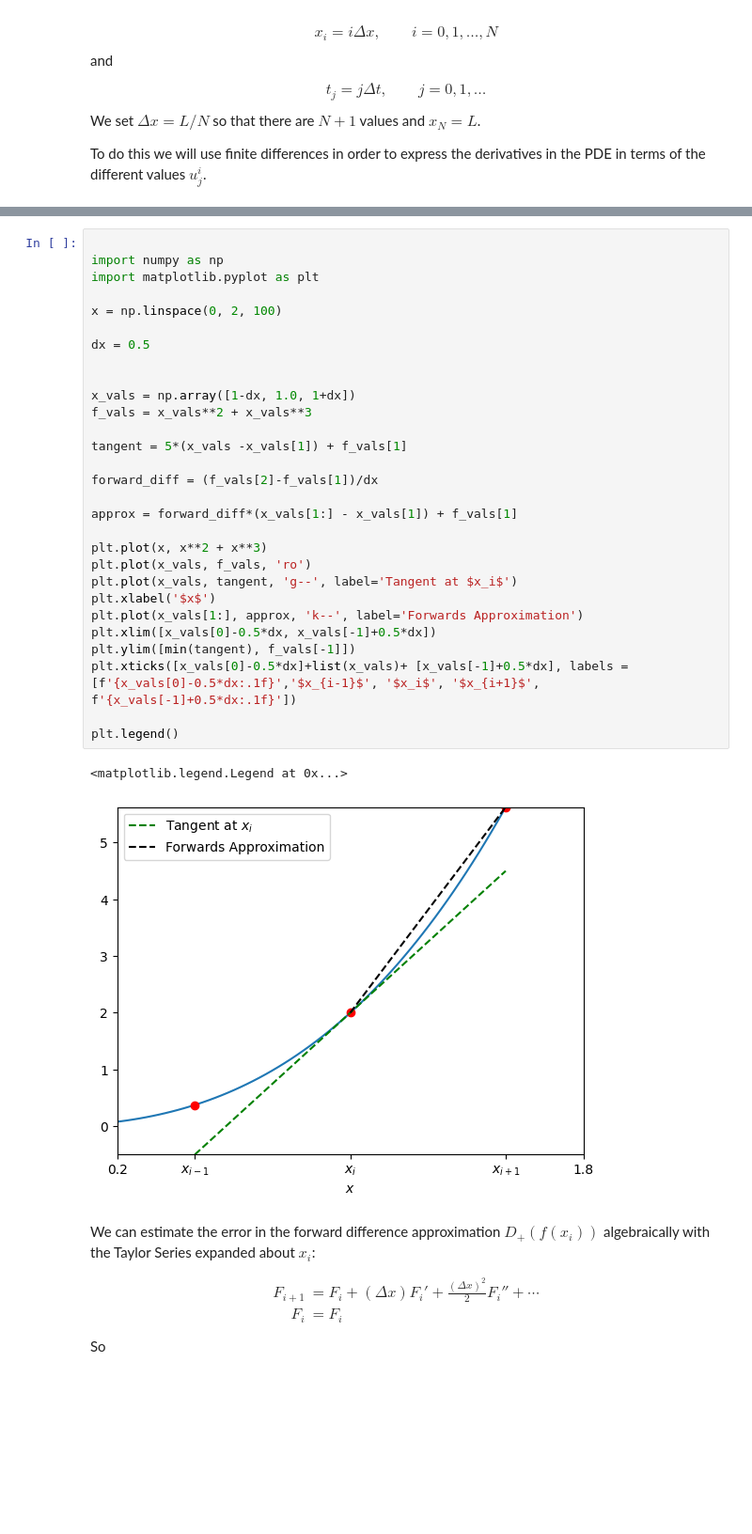
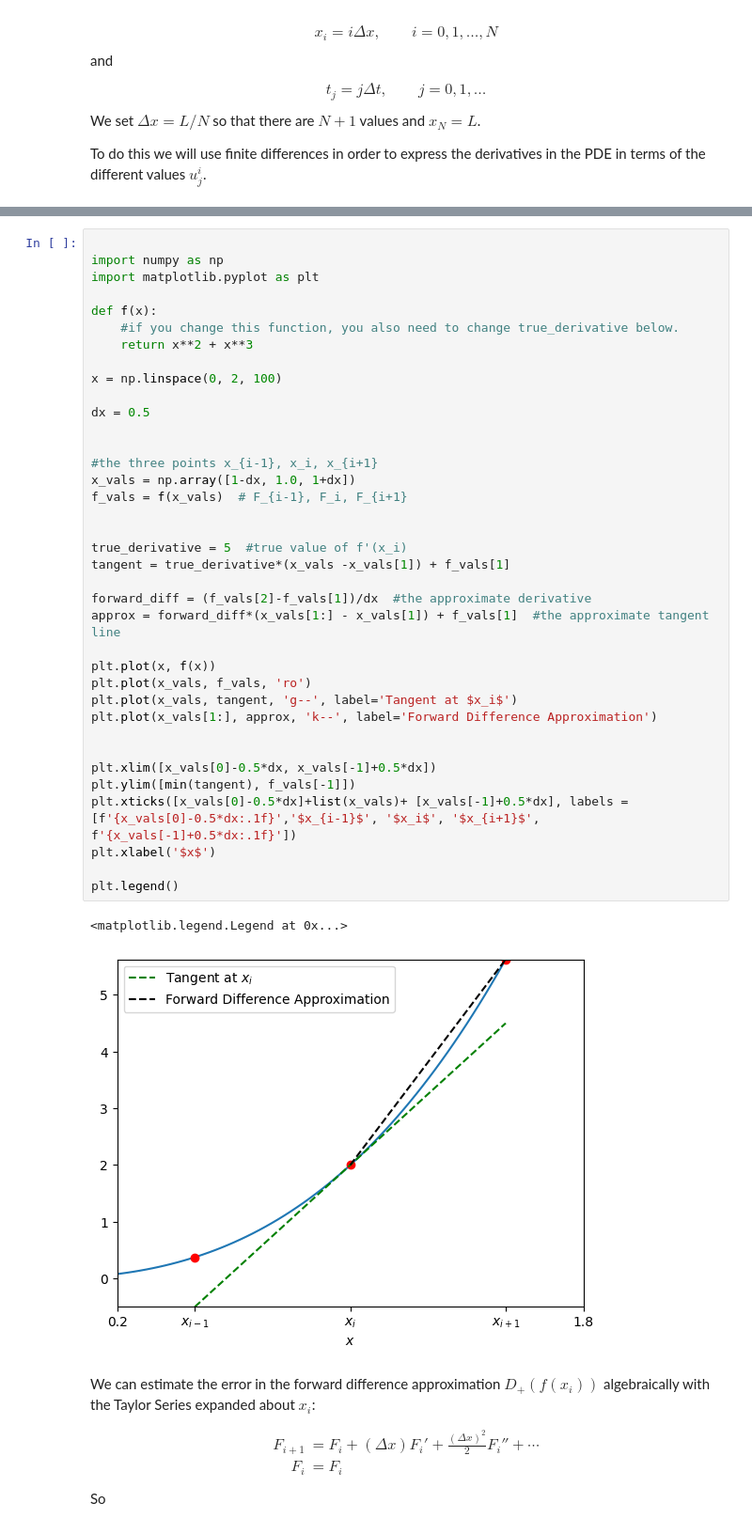
Before and after one commit to joelmiller/FiniteDiff, a Jupyter notebook: docs/_sources/notebooks/FiniteDiffLecture1.ipynb, the cells around one changed output, grey strips where cells are left out. Shown: that part at 94% size. Saved outputs shown, nothing was run; the diff lists cells and outputs as text; blank space fills up the shorter version.

```diff
--- a/docs/_sources/notebooks/FiniteDiffLecture1.ipynb
+++ b/docs/_sources/notebooks/FiniteDiffLecture1.ipynb
@@ -95,35 +95,43 @@ Geometrically, we see that near $x_i$, the curve is nearly parallel to the tange
 # %%
 
 import numpy as np
 import matplotlib.pyplot as plt
+
+def f(x):
+    #if you change this function, you also need to change true_derivative below.
+    return x**2 + x**3
 
 x = np.linspace(0, 2, 100)
 
 dx = 0.5
 
 
+#the three points x_{i-1}, x_i, x_{i+1}
 x_vals = np.array([1-dx, 1.0, 1+dx])
-f_vals = x_vals**2 + x_vals**3
+f_vals = f(x_vals)  # F_{i-1}, F_i, F_{i+1}
 
-tangent = 5*(x_vals -x_vals[1]) + f_vals[1]
 
-forward_diff = (f_vals[2]-f_vals[1])/dx
+true_derivative = 5  #true value of f'(x_i)
+tangent = true_derivative*(x_vals -x_vals[1]) + f_vals[1]
 
-approx = forward_diff*(x_vals[1:] - x_vals[1]) + f_vals[1]
+forward_diff = (f_vals[2]-f_vals[1])/dx  #the approximate derivative
+approx = forward_diff*(x_vals[1:] - x_vals[1]) + f_vals[1]  #the approximate tangent line
 
-plt.plot(x, x**2 + x**3)
+plt.plot(x, f(x))
 plt.plot(x_vals, f_vals, 'ro')
 plt.plot(x_vals, tangent, 'g--', label='Tangent at $x_i$')
-plt.xlabel('$x$')
-plt.plot(x_vals[1:], approx, 'k--', label='Forwards Approximation')
+plt.plot(x_vals[1:], approx, 'k--', label='Forward Difference Approximation')
+
+
 plt.xlim([x_vals[0]-0.5*dx, x_vals[-1]+0.5*dx])
 plt.ylim([min(tangent), f_vals[-1]])
 plt.xticks([x_vals[0]-0.5*dx]+list(x_vals)+ [x_vals[-1]+0.5*dx], labels = [f'{x_vals[0]-0.5*dx:.1f}','$x_{i-1}$', '$x_i$', '$x_{i+1}$', f'{x_vals[-1]+0.5*dx:.1f}'])
+plt.xlabel('$x$')
 
 plt.legend()
 # %% [output]
 <matplotlib.legend.Legend at 0x...>
-[figure, old version]
+[figure, new version]
 # %% [markdown]
 We can estimate the error in the forward difference approximation $D_+(f(x_i))$ algebraically with the Taylor Series expanded about $x_i$:
 
```
Also changed, not shown: parts of 5 cells of this notebook, 5 other files.
